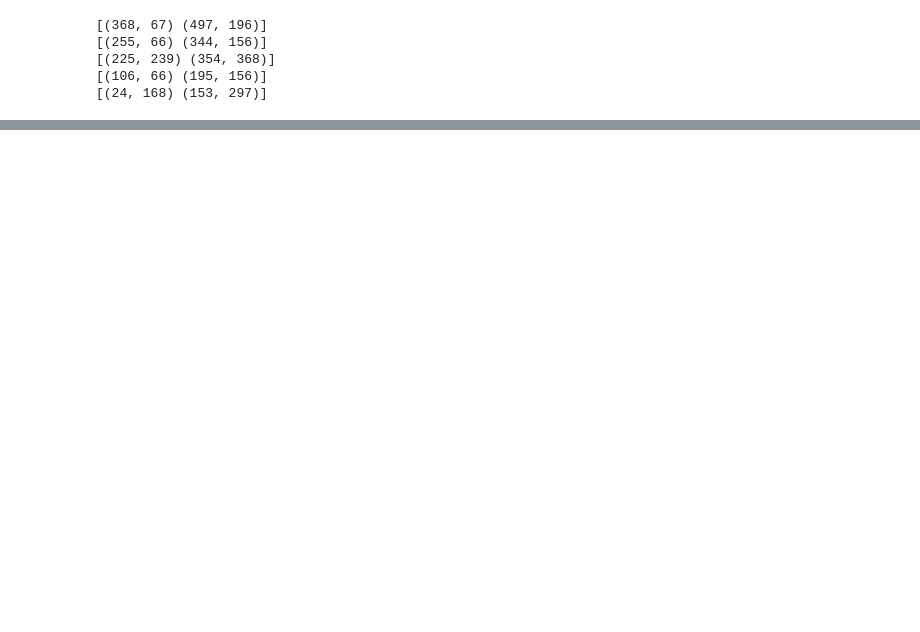
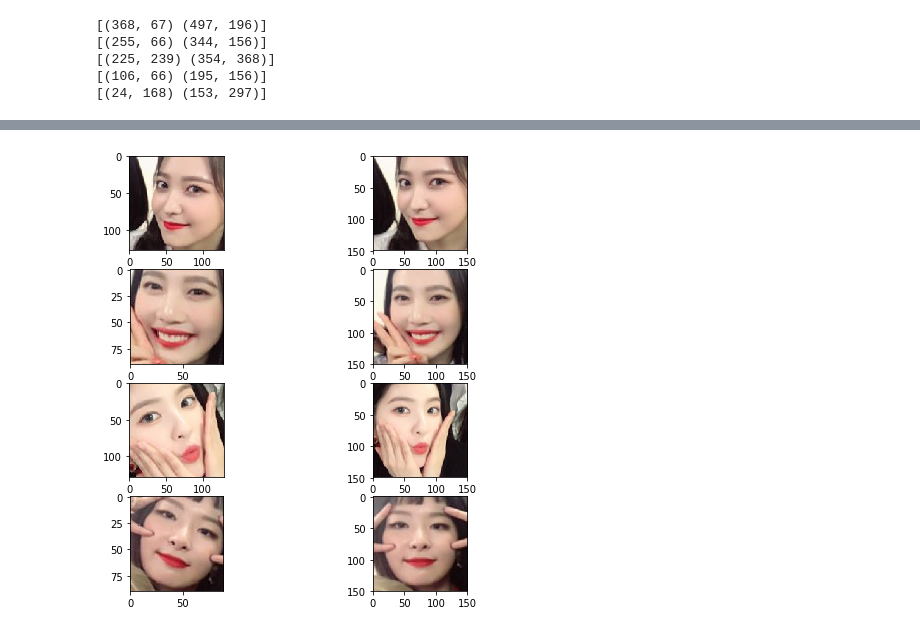
Before and after one commit to HyOsori/FaceClusterer, a Jupyter notebook: doomsheart/FaceClusterer.ipynb, the cells around one changed output, grey strips where cells are left out. Saved outputs shown, nothing was run; the diff lists cells and outputs as text; code cells hidden in the pictures; blank space fills up the shorter version.

```diff
--- a/doomsheart/FaceClusterer.ipynb
+++ b/doomsheart/FaceClusterer.ipynb
@@ -366,6 +276,0 @@ plt.ylabel('compactness')
-# %%
-k = 4
-compactness, clusters, centers = cv.kmeans(face_list, k, None, criteria, 10, flags)
-make_directory(SAVE_CROPPED_FACE_DIR + "_cluster_" + str(k))
-for i in range(k):
-    make_directory(SAVE_CROPPED_FACE_DIR + "_cluster_" + str(k) + '/' + str(i))
@@ -603,0 +405,4 @@ for j in detected_faces:
+# %%
+croped_imgs = []
+for i, d in enumerate(dets):
+    croped_imgs.append(img[d.top():d.bottom(), d.left():d.right()])
@@ -603,0 +429,14 @@ for j in detected_faces:
+# %%
+fig=plt.figure(figsize=(8, 8))
+columns = 2
+rows = 4
+for i in range(4):
+    img_original = croped_imgs[i]
+    img_align = im_list[i]
+    fig.add_subplot(rows, columns, 2*i + 1)
+    plt.imshow(img_original)
+    fig.add_subplot(rows, columns, 2*i + 2)
+    plt.imshow(img_align)
+plt.show()
+# %% [output]
+[figure, added]
```
Also changed, not shown: parts of 25 cells of this notebook, 1 other file.
